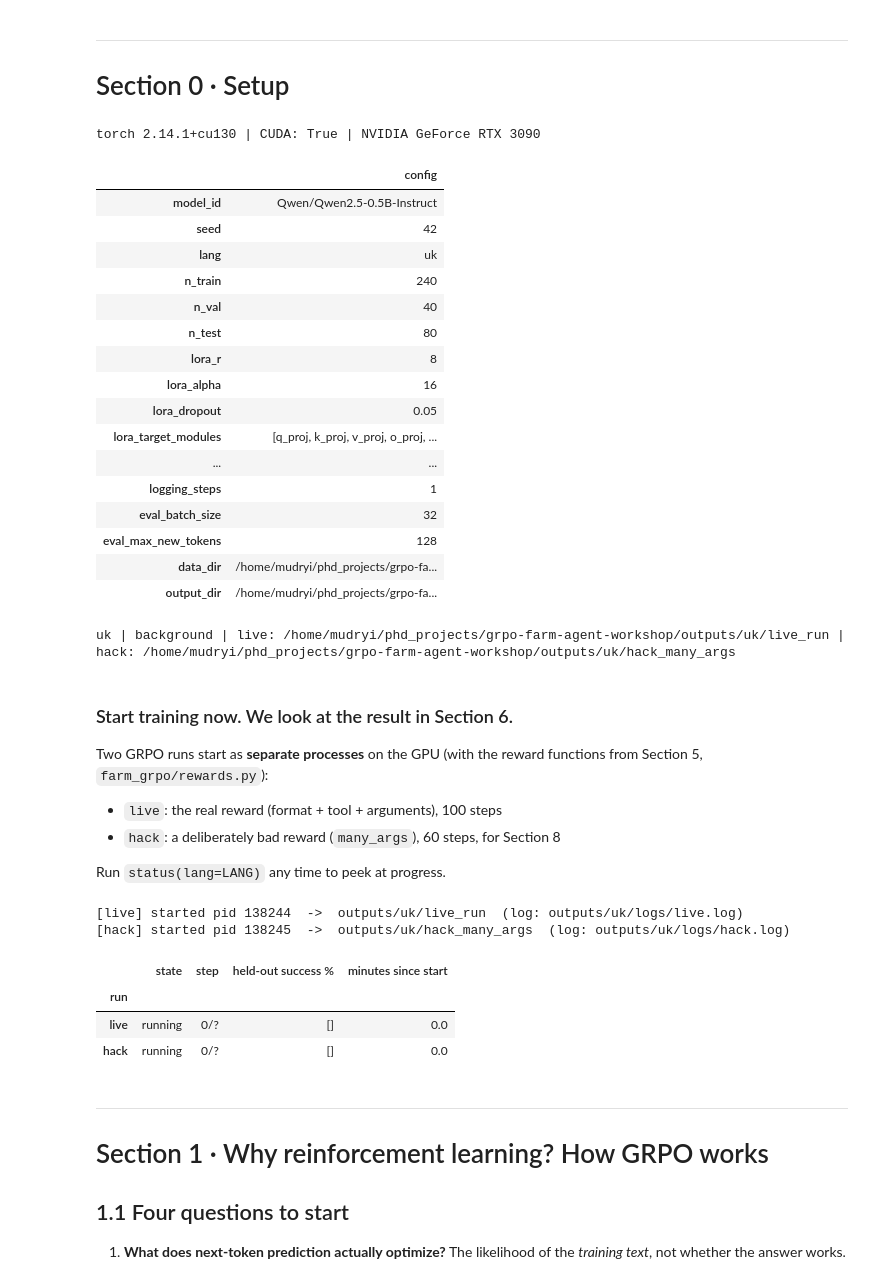
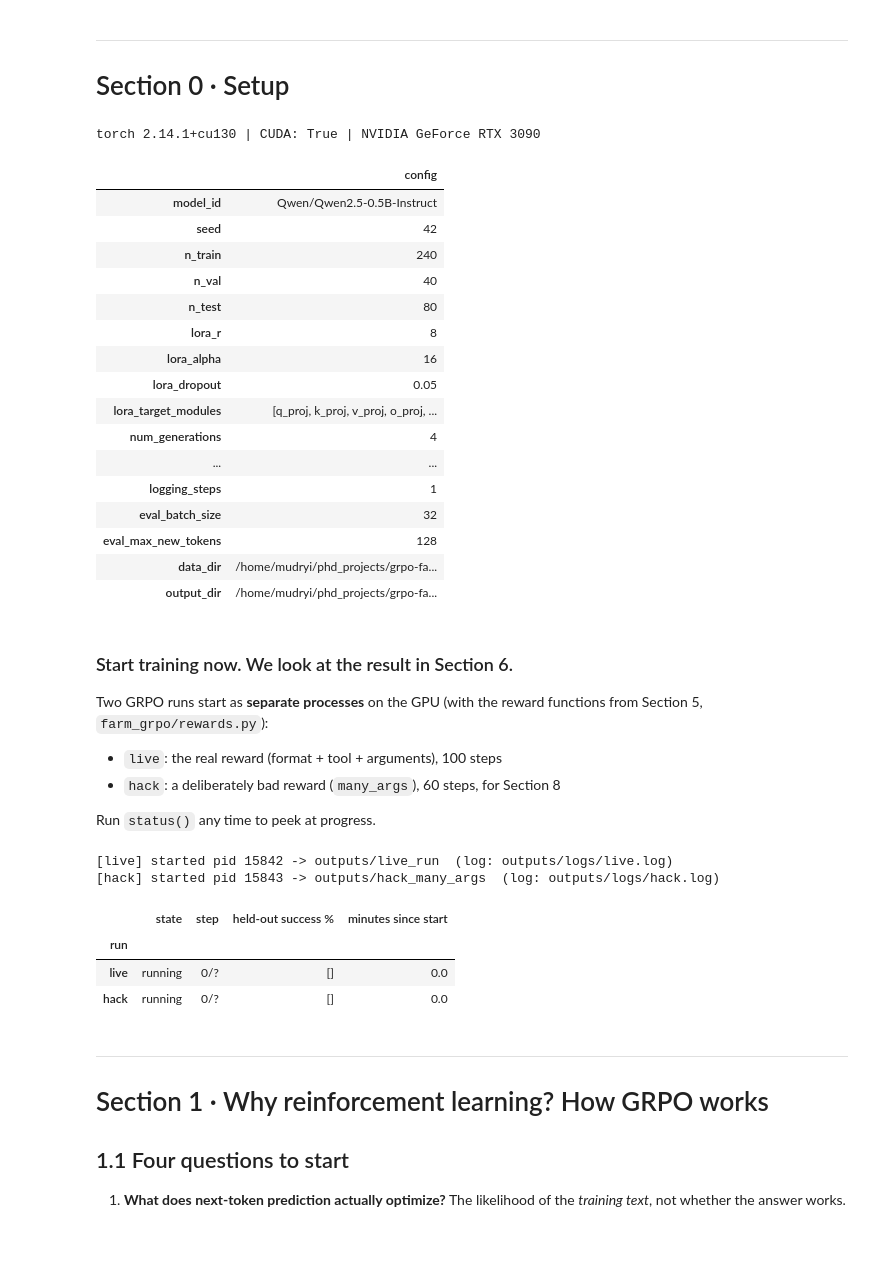
Before and after one commit to Mudryi/grpo-farm-agent-workshop, a Jupyter notebook: workshop_uk.ipynb, the cells around one changed output. Cells and saved outputs as stored; diff of their text form; code cells hidden in the pictures; blank space fills up the shorter version.

```diff
--- a/workshop_uk.ipynb
+++ b/workshop_uk.ipynb
@@ -32,26 +30,25 @@ The model is trained and evaluated on Ukrainian requests. All outputs and metric
 # %%
 %load_ext autoreload
 %autoreload 2
-
-LANG = "uk"   # language of the dataset requests: "en" or "uk"
 
 import json, time, os
 import torch, pandas as pd
 import matplotlib.pyplot as plt
 pd.set_option("display.max_colwidth", 120)
 
 from farm_grpo.config import get_config
-cfg = get_config(lang=LANG)   # lang="uk" -> data/uk/ and outputs/uk/ (separate from English)
+cfg = get_config()
+LIVE_STEPS = cfg.live_max_steps
+LIVE_DIR, HACK_DIR = cfg.live_run_dir, cfg.output_dir / "hack_many_args"
 
 print("torch", torch.__version__, "| CUDA:", torch.cuda.is_available(),
       "|", torch.cuda.get_device_name(0) if torch.cuda.is_available() else "CPU")
 pd.Series(cfg.to_dict(), name="config").to_frame()
 # %% [output]
 torch 2.14.1+cu130 | CUDA: True | NVIDIA GeForce RTX 3090
 |  | config |
 | model_id | Qwen/Qwen2.5-0.5B-Instruct |
 | seed | 42 |
-| lang | uk |
 | n_train | 240 |
 | n_val | 40 |
 | n_test | 80 |
@@ -59,27 +56,13 @@ torch 2.14.1+cu130 | CUDA: True | NVIDIA GeForce RTX 3090
 | lora_alpha | 16 |
 | lora_dropout | 0.05 |
 | lora_target_modules | [q_proj, k_proj, v_proj, o_proj, ... |
+| num_generations | 4 |
 | ... | ... |
 | logging_steps | 1 |
 | eval_batch_size | 32 |
 | eval_max_new_tokens | 128 |
 | data_dir | /home/mudryi/phd_projects/grpo-fa... |
 | output_dir | /home/mudryi/phd_projects/grpo-fa... |
-# %%
-# ---- Training mode ------------------------------------------------------------------------
-TRAINING_MODE = "background"   # "background": start both GRPO runs NOW, they train while we work through Sections 1-5
-                               # "inline":     train inside the Section 6 / 8 cells (blocks the notebook)
-                               # "pretrained": no training at all, load the saved checkpoints
-LIVE_STEPS, HACK_STEPS = cfg.live_max_steps, 60
-
-CKPT = cfg.data_dir / "checkpoints"   # saved checkpoints from a dry run (never overwritten)
-if TRAINING_MODE == "pretrained" and CKPT.exists():
-    LIVE_DIR, HACK_DIR = CKPT / "live_run", CKPT / "hack_many_args"
-else:
-    LIVE_DIR, HACK_DIR = cfg.live_run_dir, cfg.output_dir / "hack_many_args"
-print(LANG, "|", TRAINING_MODE, "| live:", LIVE_DIR, "| hack:", HACK_DIR)
-# %% [output]
-uk | background | live: /home/mudryi/phd_projects/grpo-farm-agent-workshop/outputs/uk/live_run | hack: /home/mudryi/phd_projects/grpo-farm-agent-workshop/outputs/uk/hack_many_args
 # %% [markdown]
 ### Start training now. We look at the result in Section 6.
 
@@ -87,15 +70,14 @@ Two GRPO runs start as **separate processes** on the GPU (with the reward functi
 * `live`: the real reward (format + tool + arguments), 100 steps
 * `hack`: a deliberately bad reward (`many_args`), 60 steps, for Section 8
 
-Run `status(lang=LANG)` any time to peek at progress.
+Run `status()` any time to peek at progress.
 # %%
 from farm_grpo.background import start_runs, status, wait_for
-if TRAINING_MODE == "background":
-    start_runs(["live", "hack"], lang=LANG)
-status(lang=LANG)
+start_runs(["live", "hack"])
+status()
 # %% [output]
-[live] started pid 138244  ->  outputs/uk/live_run  (log: outputs/uk/logs/live.log)
-[hack] started pid 138245  ->  outputs/uk/hack_many_args  (log: outputs/uk/logs/hack.log)
+[live] started pid 15842 -> outputs/live_run  (log: outputs/logs/live.log)
+[hack] started pid 15843 -> outputs/hack_many_args  (log: outputs/logs/hack.log)
 |  | state | step | held-out success % | minutes since start |
 | run |  |  |  |  |
 | live | running | 0/? | [] | 0.0 |
```
Also changed, not shown: parts of 28 cells of this notebook, 48 other files.
